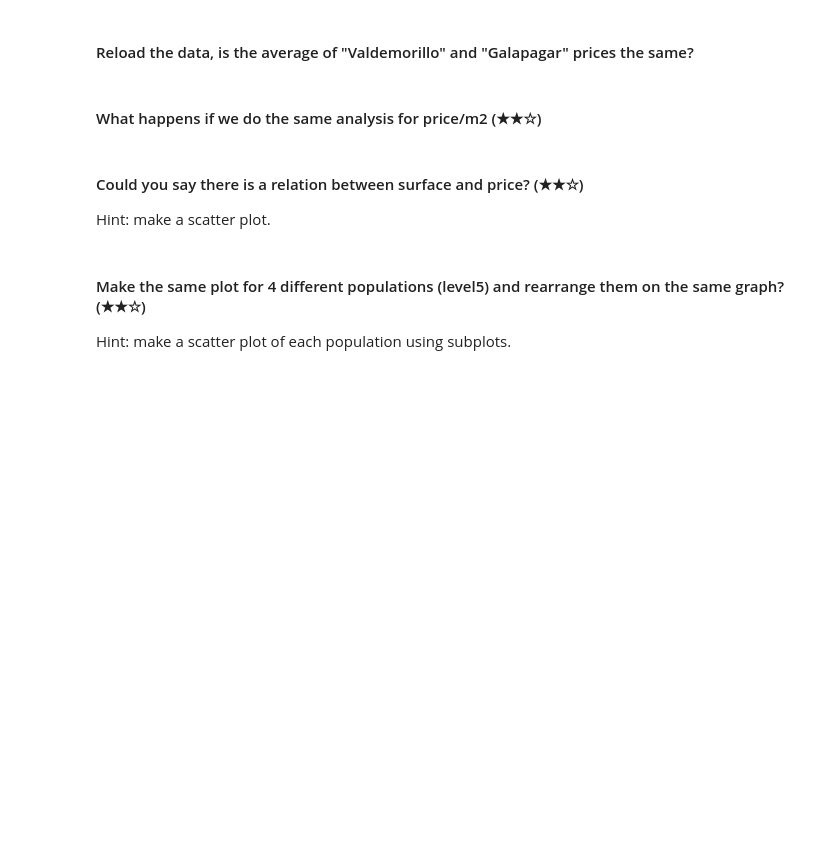
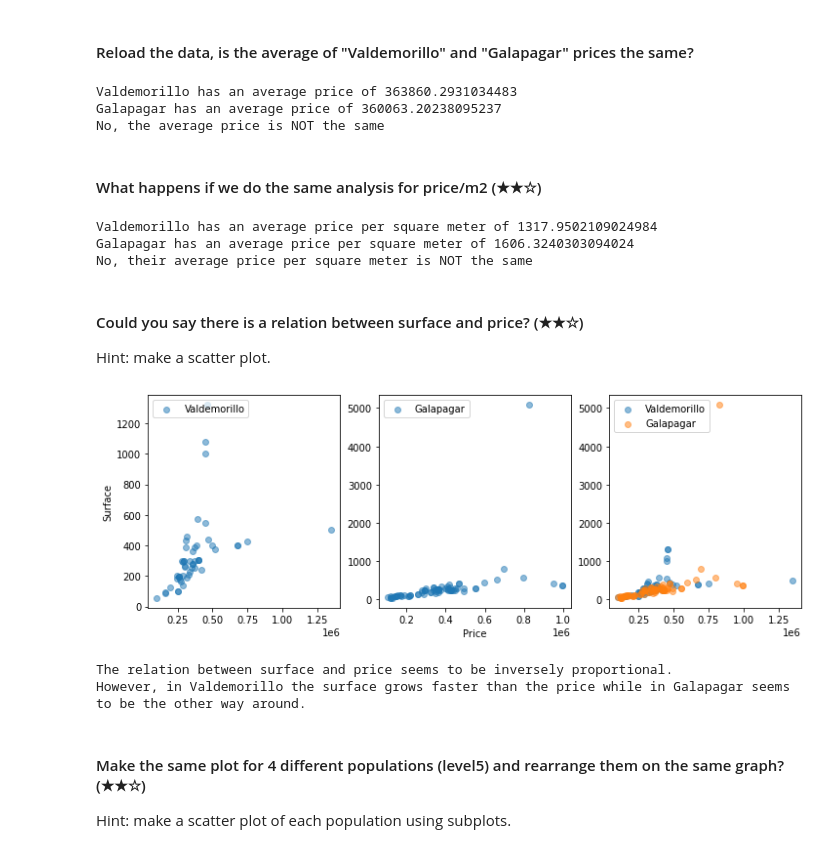
Before and after one commit to sepeca15/Real-Estate-Data-Cleanup, a Jupyter notebook: project.ipynb, the cells around one changed output. Cells and saved outputs as stored; diff of their text form; code cells hidden in the pictures; blank space fills up the shorter version.

```diff
--- a/project.ipynb
+++ b/project.ipynb
@@ -215,16 +326,16 @@ import pandas as pd
 map = Map(center = (60, -2.2), zoom = 2, min_zoom = 1, max_zoom = 20,
     basemap=basemaps.Stamen.Terrain)
 
-data_frame = pd.read_csv('./assets/real_estate.csv', sep=';')
-filtered_data_frame = data_frame[['level5', 'latitude', 'longitude']]
+df = pd.read_csv('./assets/real_estate.csv', sep=';')
+filtered_df = df[['level5', 'latitude', 'longitude']]
 populations_to_filter = ('Fuenlabrada', 'Leganés', 'Getafe', 'Alcorcón')
 colors = ('red', 'blue', 'yellow', 'pink')
-population_data_frames_dict = {population: filtered_data_frame[filtered_data_frame['level5'] == population].dropna() for population in populations_to_filter}
+population_df_dict = {population: filtered_df[filtered_df['level5'] == population].dropna() for population in populations_to_filter}
 
 for population in populations_to_filter:
-    population_data_frame = population_data_frames_dict[population]
-    for index in range(len(population_data_frame)):
-        location = (population_data_frame.iloc[index]['latitude'], population_data_frame.iloc[index]['longitude'])
+    population_df = population_df_dict[population]
+    for index in range(len(population_df)):
+        location = (population_df.iloc[index]['latitude'], population_df.iloc[index]['longitude'])
         marker = Marker(location=location, draggable=False, color=colors[populations_to_filter.index(population)])
         map.add_layer(marker)
 
@@ -265,12 +383,12 @@ print_conclusions()
 # %%
 import pandas as pd
 
-data_frame = pd.read_csv('./assets/real_estate.csv', sep=';')
-filtered_data_frame = data_frame[['level5', 'price']]
+df = pd.read_csv('./assets/real_estate.csv', sep=';')
+filtered_df = df[['level5', 'price']]
 populations_to_filter = ('Valdemorillo', 'Galapagar')
-population_data_frames_dict = {population: filtered_data_frame[filtered_data_frame['level5'] == population].dropna() for population in populations_to_filter}
-valdemorillo_average_price = population_data_frames_dict[populations_to_filter[0]]['price'].mean()
-galapagar_average_price = population_data_frames_dict[populations_to_filter[1]]['price'].mean()
+population_df_dict = {population: filtered_df[filtered_df['level5'] == population].dropna() for population in populations_to_filter}
+valdemorillo_average_price = population_df_dict[populations_to_filter[0]]['price'].mean()
+galapagar_average_price = population_df_dict[populations_to_filter[1]]['price'].mean()
 print()
 print(f"{populations_to_filter[0]} has an average price of {valdemorillo_average_price}")
 print(f"{populations_to_filter[1]} has an average price of {galapagar_average_price}")
@@ -278,20 +396,24 @@ if valdemorillo_average_price == galapagar_average_price:
     print("Yes, the average price is the same")
 else:
     print("No, the average price is NOT the same")
+# %% [output]
+Valdemorillo has an average price of 363860.2931034483
+Galapagar has an average price of 360063.20238095237
+No, the average price is NOT the same
 # %% [markdown]
 #### What happens if we do the same analysis for price/m2 (★★☆)
 # %%
 import pandas as pd
 
-data_frame = pd.read_csv('./assets/real_estate.csv', sep=';')
-filtered_data_frame = data_frame[['level5', 'price', 'surface']]
+df = pd.read_csv('./assets/real_estate.csv', sep=';')
+filtered_df = df[['level5', 'price', 'surface']]
 populations_to_filter = ('Valdemorillo', 'Galapagar')
-population_data_frames_dict = {population: filtered_data_frame[filtered_data_frame['level5'] == population].dropna() for population in populations_to_filter}
-for population in population_data_frames_dict:
-    population_data_frames_dict[population]['price_per_square_meter'] = filtered_data_frame['price'] / filtered_data_frame['surface']
+population_df_dict = {population: filtered_df[filtered_df['level5'] == population].dropna() for population in populations_to_filter}
+for population in population_df_dict:
+    population_df_dict[population]['price_per_square_meter'] = filtered_df['price'] / filtered_df['surface']
 
-valdemorillo_average_price_per_square_meter = population_data_frames_dict[populations_to_filter[0]]['price_per_square_meter'].mean()
-galapagar_average_price_per_square_meter = population_data_frames_dict[populations_to_filter[1]]['price_per_square_meter'].mean()
+valdemorillo_average_price_per_square_meter = population_df_dict[populations_to_filter[0]]['price_per_square_meter'].mean()
+galapagar_average_price_per_square_meter = population_df_dict[populations_to_filter[1]]['price_per_square_meter'].mean()
 
 print()
 print(f"{populations_to_filter[0]} has an average price per square meter of {valdemorillo_average_price_per_square_meter}")
@@ -301,35 +423,42 @@ if valdemorillo_average_price_per_square_meter == galapagar_average_price_per_sq
 else:
     print("No, their average price per square meter is NOT the same")
 print()
+# %% [output]
+Valdemorillo has an average price per square meter of 1317.9502109024984
+Galapagar has an average price per square meter of 1606.3240303094024
+No, their average price per square meter is NOT the same
 # %% [markdown]
 #### Could you say there is a relation between surface and price? (★★☆)
 Hint: make a scatter plot.
 # %%
 import pandas as pd
 import matplotlib.pyplot as plt
 
-data_frame = pd.read_csv('./assets/real_estate.csv', sep=';')
-filtered_data_frame = data_frame[['level5', 'price', 'surface']]
+df = pd.read_csv('./assets/real_estate.csv', sep=';')
+filtered_df = df[['level5', 'price', 'surface']]
 populations_to_filter = ('Valdemorillo', 'Galapagar')
-population_data_frames_dict = {population: filtered_data_frame[filtered_data_frame['level5'] == population].dropna() for population in populations_to_filter}
+population_df_dict = {population: filtered_df[filtered_df['level5'] == population].dropna() for population in populations_to_filter}
 
 plt.figure(figsize=(12, 4))
 plt.subplot(1, 3, 1)
 plt.ylabel('Surface')
-plt.scatter(population_data_frames_dict[populations_to_filter[0]]['price'], population_data_frames_dict[populations_to_filter[0]]['surface'], alpha=0.5, label=populations_to_filter[0])
+plt.scatter(population_df_dict[populations_to_filter[0]]['price'], population_df_dict[populations_to_filter[0]]['surface'], alpha=0.5, label=populations_to_filter[0])
 plt.legend(loc='upper left')
 plt.subplot(1, 3, 2)
-plt.scatter(population_data_frames_dict[populations_to_filter[1]]['price'], population_data_frames_dict[populations_to_filter[1]]['surface'], alpha=0.5, label=populations_to_filter[1])
+plt.scatter(population_df_dict[populations_to_filter[1]]['price'], population_df_dict[populations_to_filter[1]]['surface'], alpha=0.5, label=populations_to_filter[1])
 plt.legend(loc='upper left')
 plt.xlabel('Price')
 plt.subplot(1, 3, 3)
-plt.scatter(population_data_frames_dict[populations_to_filter[0]]['price'], population_data_frames_dict[populations_to_filter[0]]['surface'], alpha=0.5, label=populations_to_filter[0])
-plt.scatter(population_data_frames_dict[populations_to_filter[1]]['price'], population_data_frames_dict[populations_to_filter[1]]['surface'], alpha=0.5, label=populations_to_filter[1])
+plt.scatter(population_df_dict[populations_to_filter[0]]['price'], population_df_dict[populations_to_filter[0]]['surface'], alpha=0.5, label=populations_to_filter[0])
+plt.scatter(population_df_dict[populations_to_filter[1]]['price'], population_df_dict[populations_to_filter[1]]['surface'], alpha=0.5, label=populations_to_filter[1])
 plt.legend(loc='upper left')
 plt.show()
 
-print("The relation between surface and price seems to be inversely proportional.")
-print("However, in Valdemorillo the surface grows faster than the price while in Galapagar seems to be the other way around.")
+print("There is a price difference according to the surface when it comes to small surface then the price seems to be maintained")
+# %% [output]
+[figure, added]
+The relation between surface and price seems to be inversely proportional.
+However, in Valdemorillo the surface grows faster than the price while in Galapagar seems to be the other way around.
 # %% [markdown]
 #### Make the same plot for 4 different populations (level5) and rearrange them on the same graph? (★★☆)
 Hint: make a scatter plot of each population using subplots.
```
Also changed, not shown: parts of 20 cells of this notebook.
